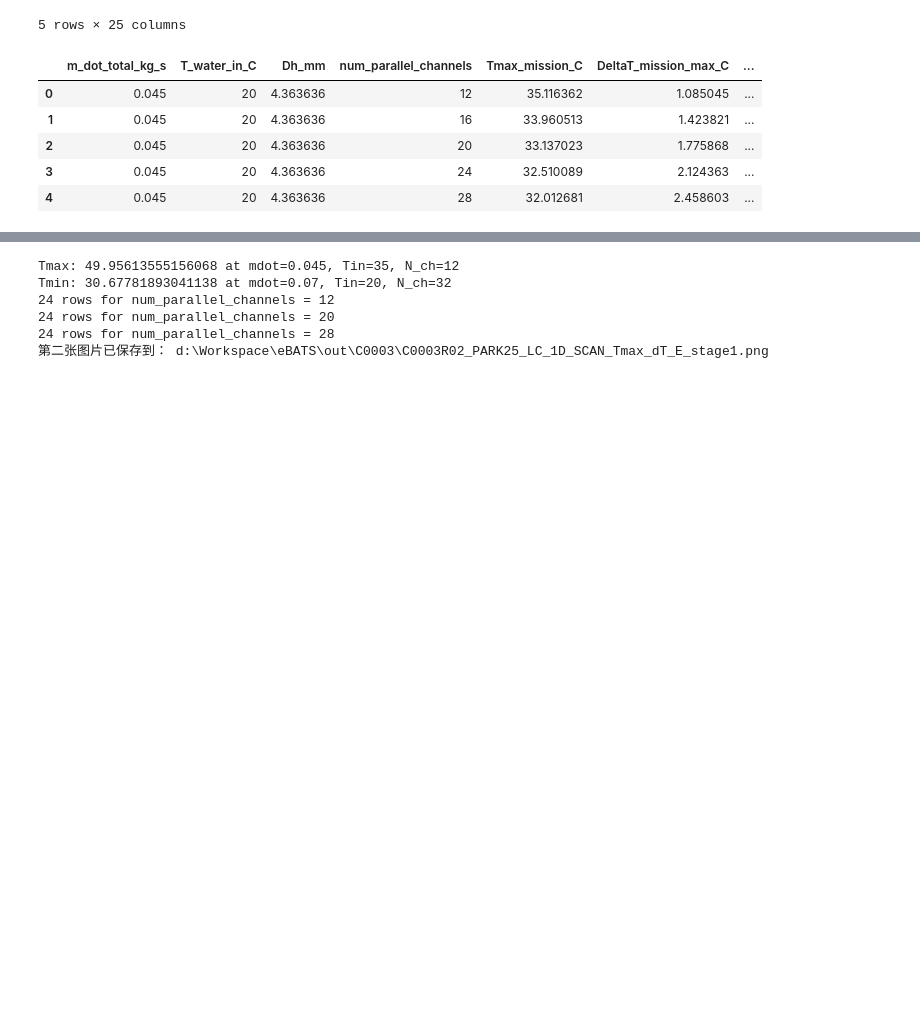
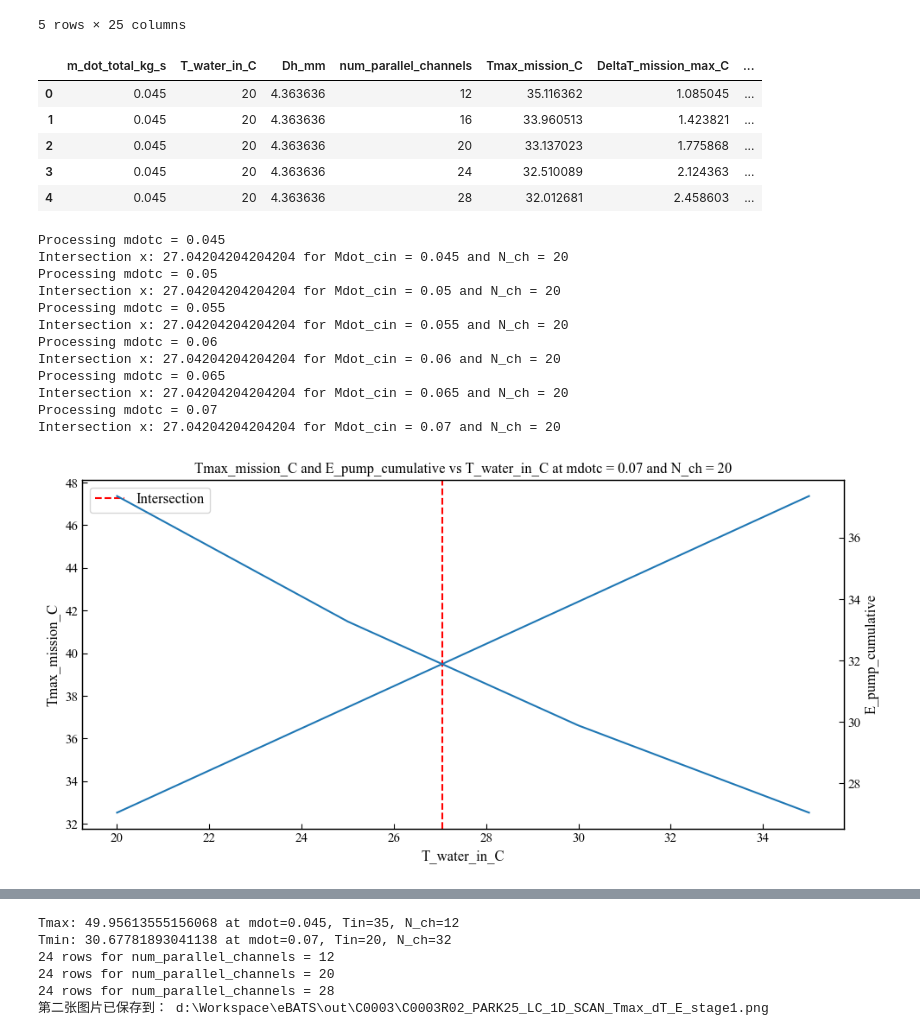
Before and after one commit to sxwd4ever/eBATS, a Jupyter notebook: cases/C0003/C0003R02_PARK25_LC_1D_SCAN_plot_stage1.ipynb, the cells around one changed output, grey strips where cells are left out. Cells and saved outputs as stored; diff of their text form; code cells hidden in the pictures; blank space fills up the shorter version.

Commit message:
add a figure into the 1st stage of LC-PARK to highligh the detailed results

```diff
--- a/cases/C0003/C0003R02_PARK25_LC_1D_SCAN_plot_stage1.ipynb
+++ b/cases/C0003/C0003R02_PARK25_LC_1D_SCAN_plot_stage1.ipynb
@@ -61,3 +64,67 @@ plot_data.head()
 | 2 | 0.045 | 20 | 4.363636 | 20 | 33.137023 | 1.775868 | ... |
 | 3 | 0.045 | 20 | 4.363636 | 24 | 32.510089 | 2.124363 | ... |
 | 4 | 0.045 | 20 | 4.363636 | 28 | 32.012681 | 2.458603 | ... |
+# %%
+# plot Temperature max, cumulative Pump Energy at a given mdot and N_ch
+import lib.plot_util as plot_util
+
+# extract all mdotc values into a list
+mdotc_all = data['m_dot_total_kg_s'].unique()
+intersection_T_all = []
+x_name = 'T_water_in_C'
+y1_name = 'Tmax_mission_C'
+y2_name = 'DeltaT_mission_max_C'
+y3_name = 'E_pump_cumulative'
+
+for mdotc in mdotc_all:
+    print(f'Processing mdotc = {mdotc}')
+    N_ch = 20
+    # Filter the data for the given mdot and N_ch values
+    filtered_data = data[(data['m_dot_total_kg_s'] == mdotc) & (data['num_parallel_channels'] == N_ch)]
+
+    intersection_x = plot_util.find_curve_intersection(filtered_data[x_name], filtered_data[y1_name], filtered_data[y3_name])
+    intersection_T_all.append(intersection_x)
+
+    print(f'Intersection x: {intersection_x} for Mdot_cin = {mdotc} and N_ch = {N_ch}')
+
+# Plot Temperature max
+import matplotlib.pyplot as plt
+
+plt.figure(figsize=(10, 5))
+ax1 = plt.gca()
+
+# plt.subplot(1, 2, 1)
+ax1.plot(filtered_data[x_name], filtered_data[y1_name])
+
+if intersection_x is not None:
+    ax1.axvline(intersection_x, color='red', linestyle='--', label='Intersection')
+    ax1.legend()
+
+ax1.set_xlabel(x_name)
+ax1.set_ylabel(y1_name)
+ax1.set_title(f'{y1_name} and {y3_name} vs {x_name} at mdotc = {mdotc} and N_ch = {N_ch}')
+
+# Plot cumulative Pump Energy
+# plt.subplot(1, 2, 2)
+ax2 = plt.twinx()
+ax2.plot(filtered_data[x_name], filtered_data[y3_name])
+ax2.set_xlabel(x_name)
+ax2.set_ylabel(y3_name)
+# ax2.set_title(f'{y3_name} vs {x_name}')
+
+plt.tight_layout()
+plt.show()
+# %% [output]
+Processing mdotc = 0.045
+Intersection x: 27.04204204204204 for Mdot_cin = 0.045 and N_ch = 20
+Processing mdotc = 0.05
+Intersection x: 27.04204204204204 for Mdot_cin = 0.05 and N_ch = 20
+Processing mdotc = 0.055
+Intersection x: 27.04204204204204 for Mdot_cin = 0.055 and N_ch = 20
+Processing mdotc = 0.06
+Intersection x: 27.04204204204204 for Mdot_cin = 0.06 and N_ch = 20
+Processing mdotc = 0.065
+Intersection x: 27.04204204204204 for Mdot_cin = 0.065 and N_ch = 20
+Processing mdotc = 0.07
+Intersection x: 27.04204204204204 for Mdot_cin = 0.07 and N_ch = 20
+[figure, added]
```
Also changed, not shown: parts of 6 cells of this notebook, 2 other files.
